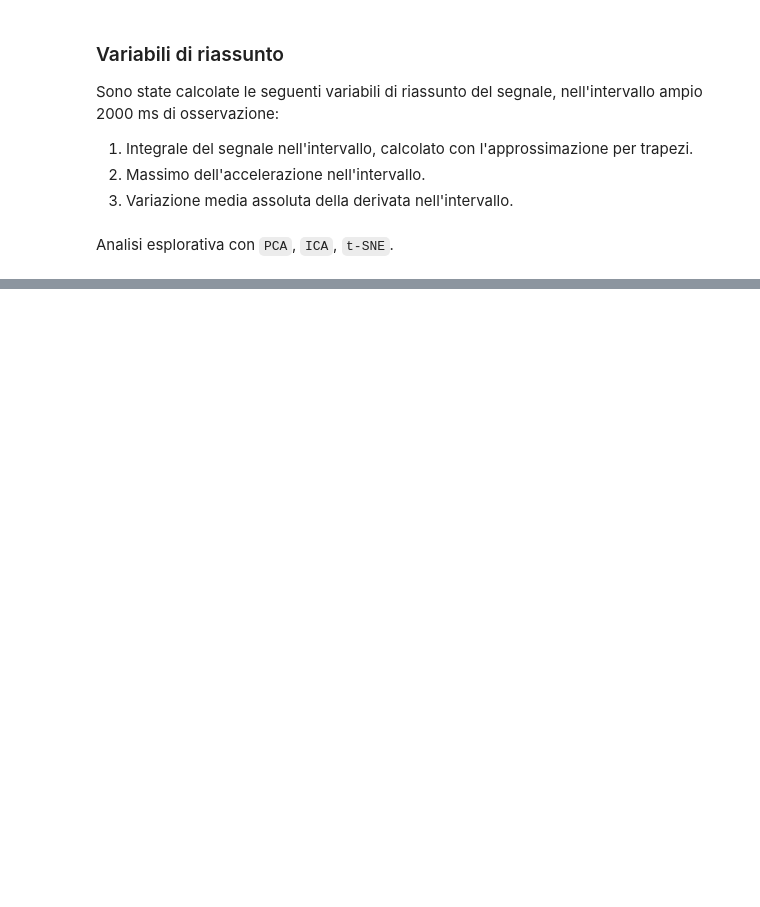
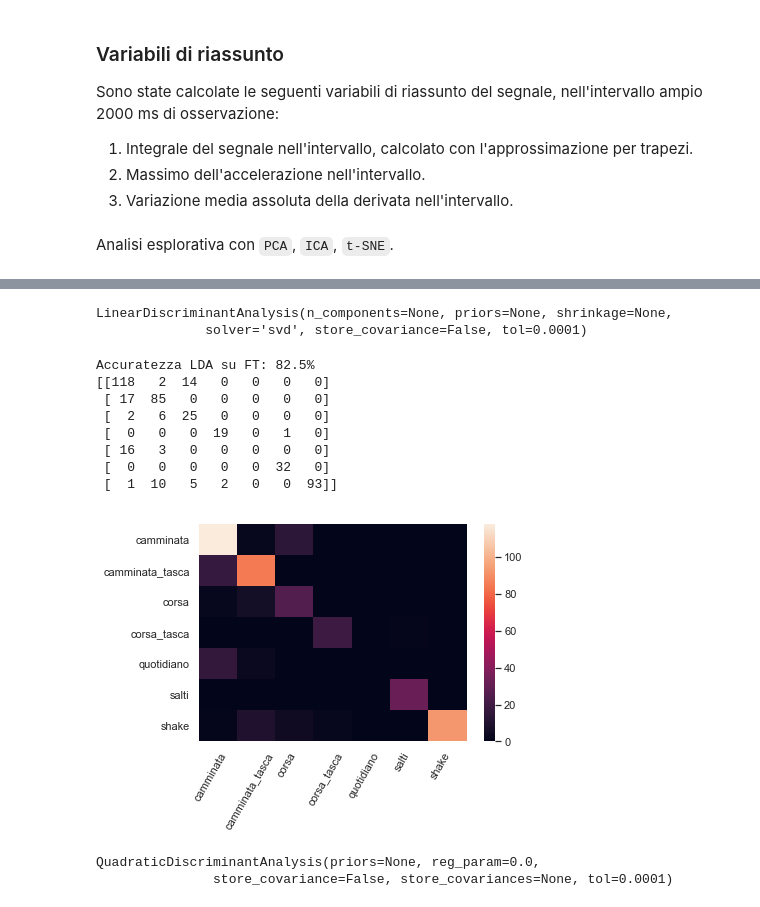
Before and after one commit to DedZago/msbd, a Jupyter notebook: AnalisiEsplorativa.ipynb, the cells around one changed output, grey strips where cells are left out. Drawn from its saved outputs; the diff is of its cells as text; code cells hidden in the pictures; blank space fills up the shorter version.

Commit message:
analisi discriminante

```diff
--- a/AnalisiEsplorativa.ipynb
+++ b/AnalisiEsplorativa.ipynb
@@ -52,0 +65,31 @@ for title,dat in zip(["PCA","ICA","t-SNE"], [esplPCA, esplICA, esplTSNE]):
+# %%
+X_train, X_val, y_train, y_val = train_test_split(espl, y, test_size=0.25, random_state=42)
+# %%
+lda = LinearDiscriminantAnalysis()
+lda.fit(X_train, y_train)
+# %% [output]
+LinearDiscriminantAnalysis(n_components=None, priors=None, shrinkage=None,
+              solver='svd', store_covariance=False, tol=0.0001)
+# %%
+y_pred_lda = lda.predict(X_val)
+print("Accuratezza LDA su FT: {:.1f}%".format(100*accuracy_score(y_val, y_pred_lda)))
+print(confusion_matrix(y_val, y_pred_lda))
+sns.heatmap(confusion_matrix(y_val, y_pred_lda), xticklabels=y.unique(), yticklabels=y.unique())
+plt.xticks(np.arange(len(y.unique()))+0.3, y.unique(), rotation=60)
+plt.show()
+# %% [output]
+Accuratezza LDA su FT: 82.5%
+[[118   2  14   0   0   0   0]
+ [ 17  85   0   0   0   0   0]
+ [  2   6  25   0   0   0   0]
+ [  0   0   0  19   0   1   0]
+ [ 16   3   0   0   0   0   0]
+ [  0   0   0   0   0  32   0]
+ [  1  10   5   2   0   0  93]]
+[figure, added]
+# %%
+qda = QuadraticDiscriminantAnalysis()
+qda.fit(X_train, y_train)
+# %% [output]
+QuadraticDiscriminantAnalysis(priors=None, reg_param=0.0,
+               store_covariance=False, store_covariances=None, tol=0.0001)
```
Also changed, not shown: parts of 6 cells of this notebook, 15 other files.
